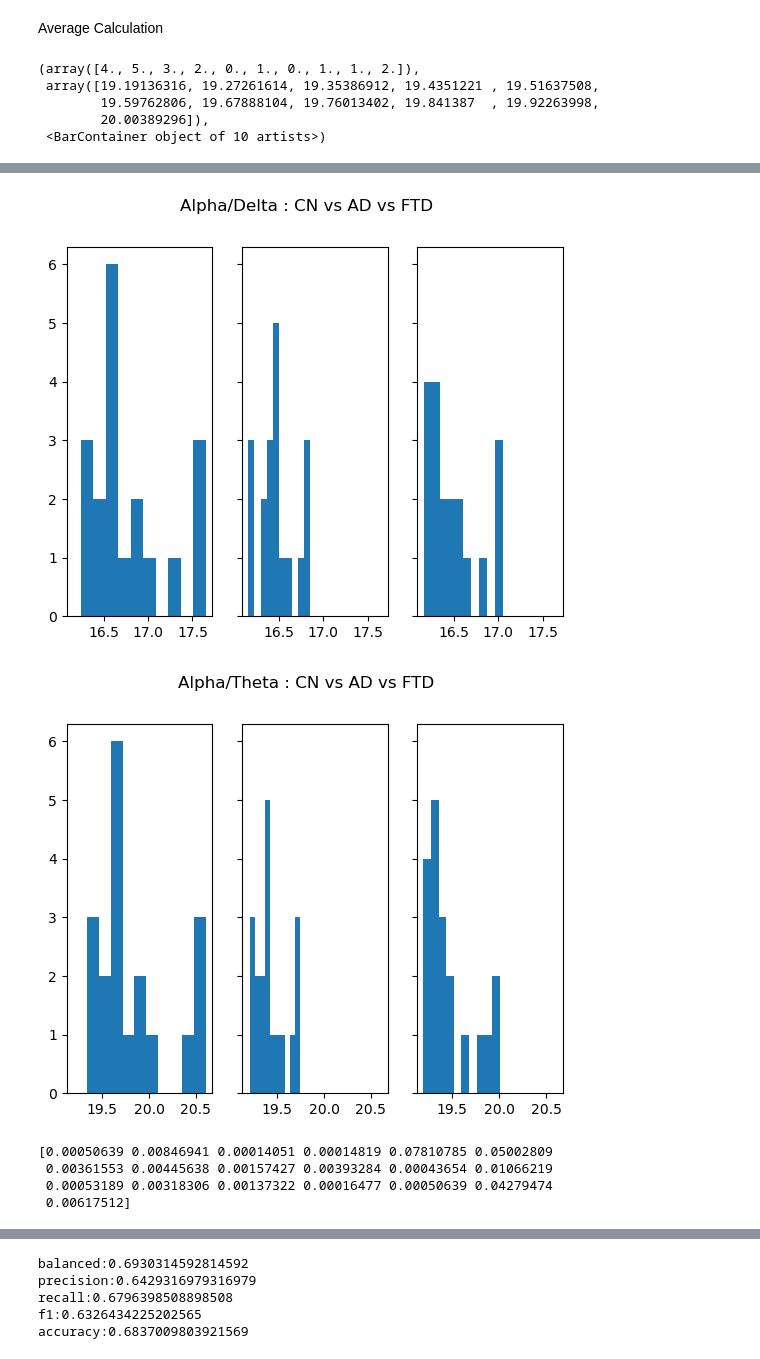
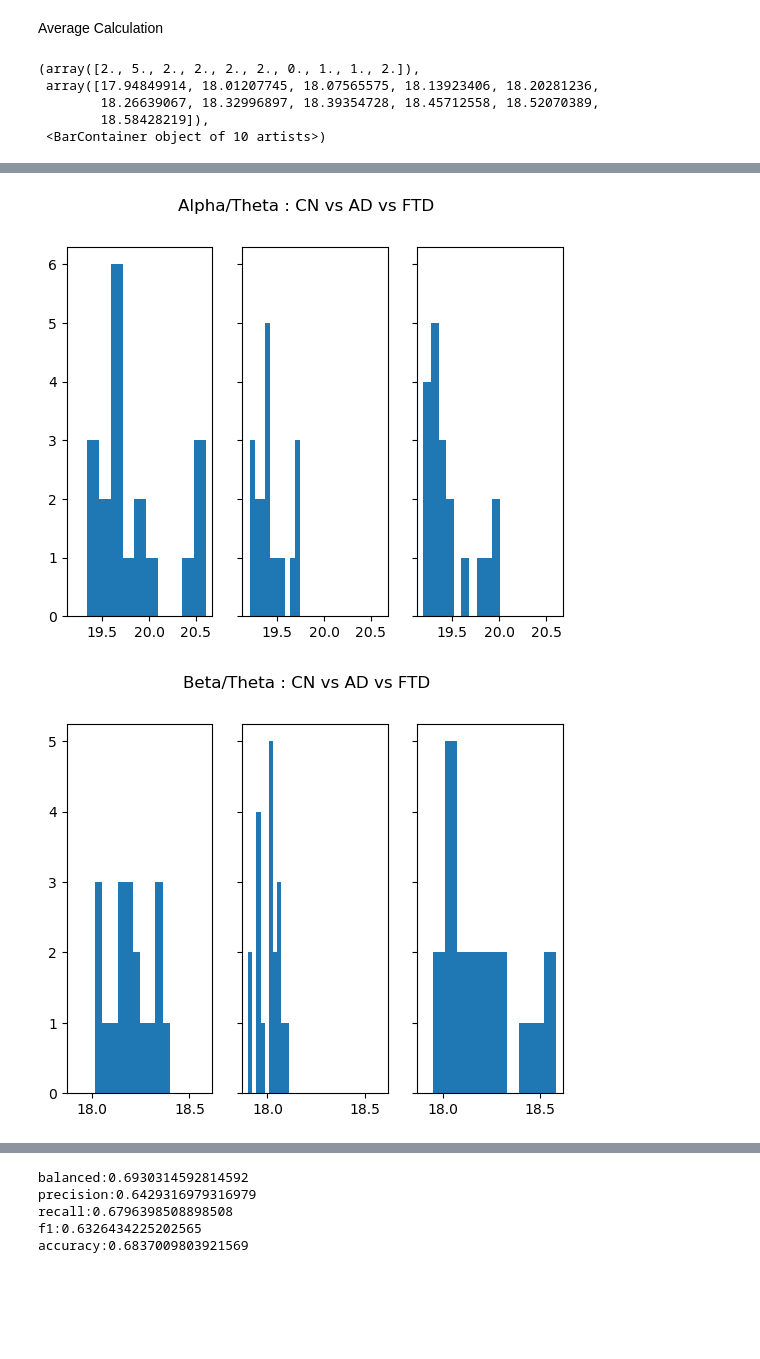
Before and after one commit to walihas/walihas, a Jupyter notebook: AD_PROJECT.ipynb, the cells around one changed output, grey strips where cells are left out. Cells and saved outputs as stored; diff of their text form; code cells hidden in the pictures; blank space fills up the shorter version.

```diff
--- a/AD_PROJECT.ipynb
+++ b/AD_PROJECT.ipynb
@@ -48,12 +48,12 @@ for x in range(1,89):
     #Gamma - index 4
     gamma = powers[:, (np.where(freqs==25)[0][0]): np.where(freqs==45)[0][0]].mean(axis=1)
 
-    #alpha/deta
-    alpha_delta = alpha/delta
 
     #alpha/theta
     alpha_theta = alpha/theta
 
+   #beta/theta
+    beta_theta = beta/theta
 
 
     delta_psd = delta/sum
@@ -61,9 +61,8 @@ for x in range(1,89):
     alpha_psd = alpha/sum
     beta_psd = beta/sum
     gamma_psd = gamma/sum
-    alpha_delta_psd = alpha_delta/sum
     alpha_theta_psd = alpha_theta/sum
-
+    beta_theta_psd = beta_theta/sum
 
     subj_psd_list = []
     subj_psd_list.extend(delta_psd)
@@ -71,8 +70,8 @@ for x in range(1,89):
     subj_psd_list.extend(alpha_psd)
     subj_psd_list.extend(beta_psd)
     subj_psd_list.extend(gamma_psd)
-    subj_psd_list.extend(alpha_delta_psd)
     subj_psd_list.extend(alpha_theta_psd)
+    subj_psd_list.extend(beta_theta_psd)
     powers_all.append(subj_psd_list)
 
 Powers_All = np.array(powers_all)
@@ -105,13 +104,13 @@ ad_avg_gamma = Powers_All[:36, 76:95].mean(axis = 0)
 cn_avg_gamma = Powers_All[36:65, 76:95].mean(axis = 0)
 ftd_avg_gamma = Powers_All[65:, 76:95].mean(axis = 0)
 
-ad_avg_alpha_delta = Powers_All[:36, 95:114].mean(axis = 0)
-cn_avg_alpha_delta = Powers_All[36:65, 95:114].mean(axis = 0)
-ftd_avg_alpha_delta = Powers_All[65:, 95:114].mean(axis = 0)
+ad_avg_alpha_theta = Powers_All[:36, 95:114].mean(axis = 0)
+cn_avg_alpha_theta = Powers_All[36:65, 95:114].mean(axis = 0)
+ftd_avg_alpha_theta = Powers_All[65:, 95:114].mean(axis = 0)
 
-ad_avg_alpha_theta = Powers_All[:36, 114:133].mean(axis = 0)
-cn_avg_alpha_theta = Powers_All[36:65, 114:133].mean(axis = 0)
-ftd_avg_alpha_theta = Powers_All[65:, 114:133].mean(axis = 0)
+ad_avg_beta_theta = Powers_All[:36, 114:133].mean(axis = 0)
+cn_avg_beta_theta = Powers_All[36:65, 114:133].mean(axis = 0)
+ftd_avg_beta_theta = Powers_All[65:, 114:133].mean(axis = 0)
 # %%
 Histograms
 # %%
@@ -143,45 +142,47 @@ ax3.hist(np.log(ftd_avg_alpha))
 #Beta plot
 fig, (ax1, ax2, ax3) = plt.subplots(1, 3, sharex=True, sharey=True)
 fig.suptitle('Beta: CN vs AD vs FTD')
 ax1.hist(np.log(cn_avg_beta))
 ax2.hist(np.log(ad_avg_beta))
 ax3.hist(np.log(ftd_avg_beta))
 
 
 
 #Gamma plot
 fig, (ax1, ax2, ax3) = plt.subplots(1, 3, sharex=True, sharey=True)
 fig.suptitle('Gamma: CN vs AD vs FTD')
 ax1.hist(np.log(cn_avg_gamma))
 ax2.hist(np.log(ad_avg_gamma))
 ax3.hist(np.log(ftd_avg_gamma))
 
-#Alpha/Delta plot
-fig, (ax1, ax2, ax3) = plt.subplots(1, 3, sharex=True, sharey=True)
-fig.suptitle('Alpha/Delta : CN vs AD vs FTD')
-ax1.hist(np.log(cn_avg_alpha_delta))
-ax2.hist(np.log(ad_avg_alpha_delta))
-ax3.hist(np.log(ftd_avg_alpha_delta))
+
 
 #Alpha/Theta plot
 fig, (ax1, ax2, ax3) = plt.subplots(1, 3, sharex=True, sharey=True)
 fig.suptitle('Alpha/Theta : CN vs AD vs FTD')
 ax1.hist(np.log(cn_avg_alpha_theta))
 ax2.hist(np.log(ad_avg_alpha_theta))
 ax3.hist(np.log(ftd_avg_alpha_theta))
+
+#Beta/Theta plot
+fig, (ax1, ax2, ax3) = plt.subplots(1, 3, sharex=True, sharey=True)
+fig.suptitle('Beta/Theta : CN vs AD vs FTD')
+ax1.hist(np.log(cn_avg_beta_theta))
+ax2.hist(np.log(ad_avg_beta_theta))
+ax3.hist(np.log(ftd_avg_beta_theta))
 # %% [output]
-(array([4., 5., 3., 2., 0., 1., 0., 1., 1., 2.]),
- array([19.19136316, 19.27261614, 19.35386912, 19.4351221 , 19.51637508,
-        19.59762806, 19.67888104, 19.76013402, 19.841387  , 19.92263998,
-        20.00389296]),
+(array([2., 5., 2., 2., 2., 2., 0., 1., 1., 2.]),
+ array([17.94849914, 18.01207745, 18.07565575, 18.13923406, 18.20281236,
+        18.26639067, 18.32996897, 18.39354728, 18.45712558, 18.52070389,
+        18.58428219]),
  <BarContainer object of 10 artists>)
 [figure]
 [figure]
 [figure]
 [figure]
 [figure]
-[figure, old version]
+[figure, new version]
-[figure, old version]
+[figure, new version]
 # %%
 Mattwhitneyu Calcs
 # %%
@@ -190,13 +191,8 @@ theta_stat, theta_p = mannwhitneyu(Powers_All[0:36, 19:38], Powers_All[36:65, 19
 alpha_stat, alpha_p = mannwhitneyu(Powers_All[0:36, 38:57], Powers_All[36:65, 38:57])
 beta_stat, beta_p = mannwhitneyu(Powers_All[0:36, 57:76], Powers_All[36:65, 57:76])
 gamma_stat, gamma_p = mannwhitneyu(Powers_All[0:36, 76:95], Powers_All[36:65, 76:95])
-alpha_delta_stat, alpha_delta_p = mannwhitneyu(Powers_All[0:36, 95:114], Powers_All[36:65, 95:114])
-alpha_theta_stat, alpha_theta_p = mannwhitneyu(Powers_All[0:36, 114:133], Powers_All[36:65, 114:133])
+alpha_theta_stat, alpha_theta_p = mannwhitneyu(Powers_All[0:36, 95:114], Powers_All[36:65, 95:114])
+beta_theta_stat, beta_theta_p = mannwhitneyu(Powers_All[0:36, 114:133], Powers_All[36:65, 114:133])
-# %% [output]
-[0.00050639 0.00846941 0.00014051 0.00014819 0.07810785 0.05002809
- 0.00361553 0.00445638 0.00157427 0.00393284 0.00043654 0.01066219
- 0.00053189 0.00318306 0.00137322 0.00016477 0.00050639 0.04279474
- 0.00617512]
 # %%
 from matplotlib import cm, colors
 import matplotlib.pyplot as plt  # Need to import plt for creating subplots
```
Also changed, not shown: parts of 5 cells of this notebook.
